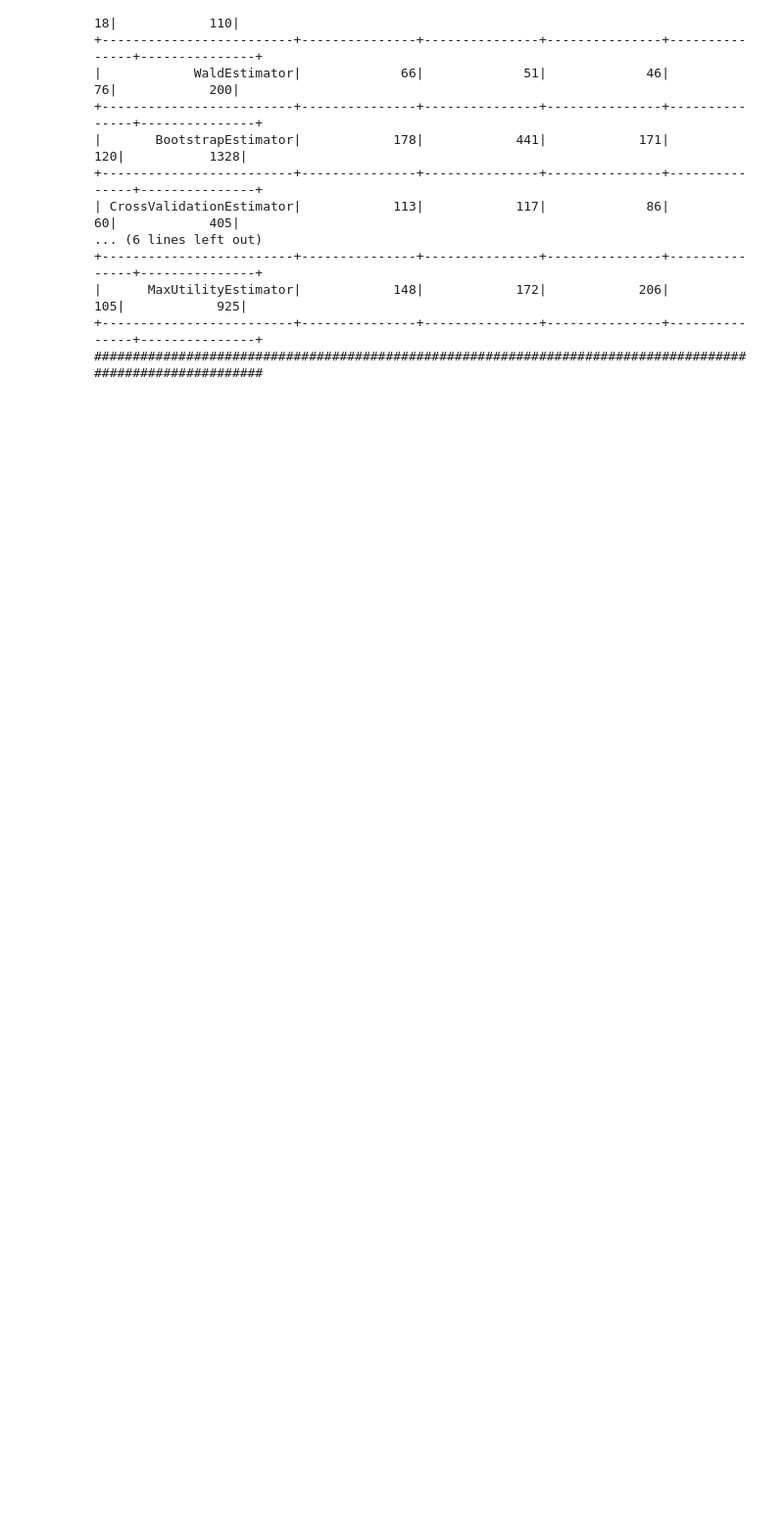
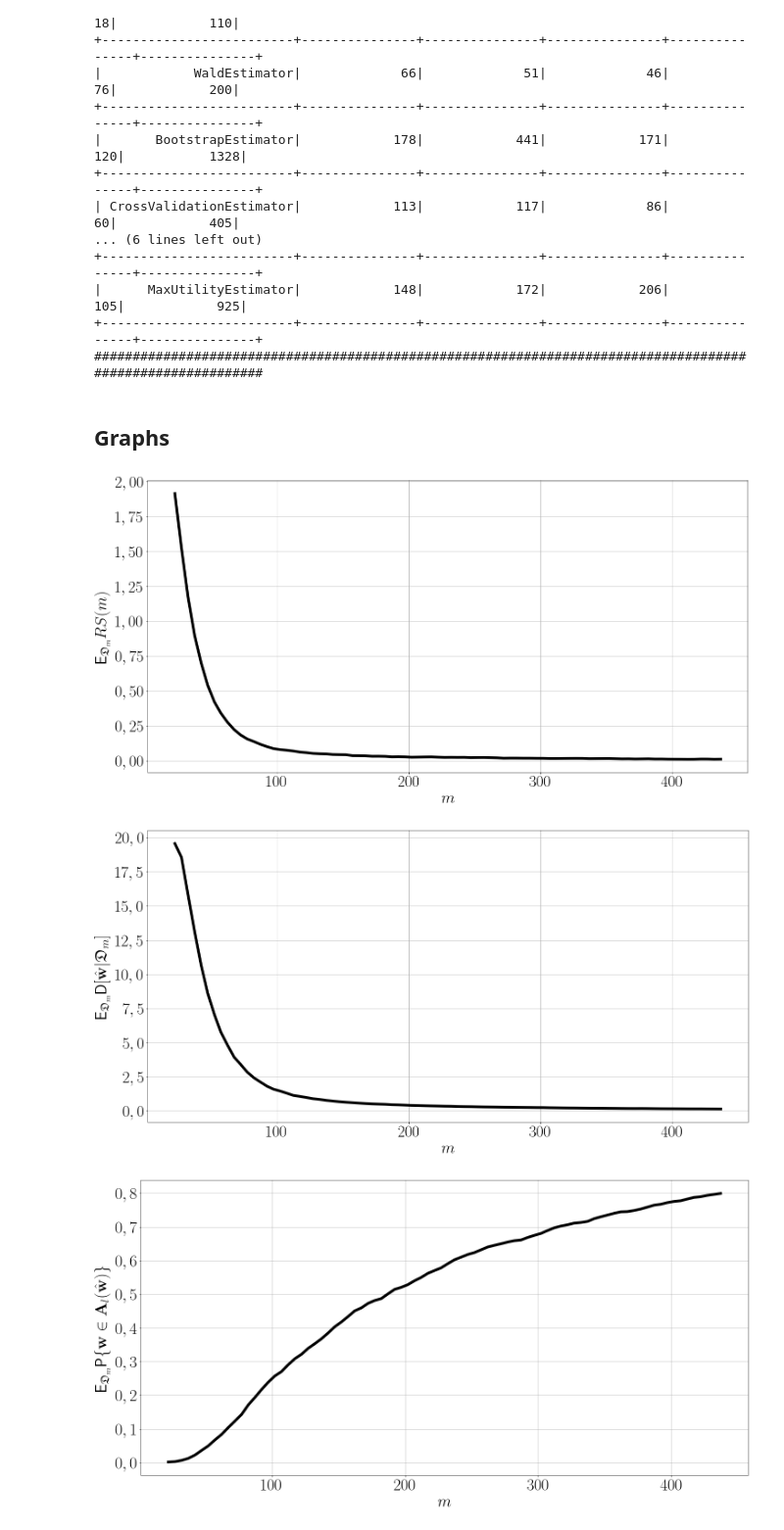
Before and after one commit to tamazgadaev/SampleSizeEstimation, a Jupyter notebook: ManyDatasetsExperiment.ipynb, the cells around one changed output. Shown: that part at 98% size. Saved outputs shown, nothing was run; the diff lists cells and outputs as text; code cells hidden in the pictures; blank space fills up the shorter version.

Commit message:
fix figures

```diff
--- a/ManyDatasetsExperiment.ipynb
+++ b/ManyDatasetsExperiment.ipynb
@@ -502,3 +533,49 @@ draw_table(table_data,
 |      MaxUtilityEstimator|            148|            172|            206|            105|            925|
 +-------------------------+---------------+---------------+---------------+---------------+---------------+
 ###########################################################################################################
+# %% [markdown]
+## Graphs
+# %%
+def smooth(series, alpha=0.3):
+    series_hat = [series[0]]
+    for t in range(len(series)):
+        series_hat.append(series_hat[t] + alpha*(series[t]- series_hat[t]))
+    return series_hat[1:]
+# %%
+result = result_diabetes
+graphs = ['CrossValidationEstimator',
+          'APVCEstimator',
+          'ACCEstimator',
+          'ALCEstimator',
+          'BootstrapEstimator',
+          'MaxUtilityEstimator']
+
+lables = dict()
+lables['CrossValidationEstimator'] = '$\mathsf{E}_{\mathfrak{D}_m}RS(m)$'
+lables['APVCEstimator'] = '$\mathsf{E}_{\mathfrak{D}_m}\mathsf{D}[\hat{\mathbf{w}}|\mathfrak{D}_m]$'
+lables['ACCEstimator'] = '$\mathsf{E}_{\mathfrak{D}_m}\mathsf{P}\{\mathbf{w}\in \mathbf{A}_{l}(\hat{\mathbf{w}})\}$'
+lables['ALCEstimator'] = '$\mathsf{E}_{\mathfrak{D}_m}r_m$'
+lables['BootstrapEstimator'] = '$\mathsf{E}_{\mathfrak{D}_m}(b_i^m - a_i^m)$'
+lables['MaxUtilityEstimator'] = '$\mathsf{E}_{\mathfrak{D}_m}\int u(\mathfrak{D}_m, \mathbf{w})p(\mathbf{w}|\mathfrak{D}_m)d\mathbf{w}$'
+
+names = dict()
+names['CrossValidationEstimator'] = 'cross.eps'
+names['APVCEstimator'] = 'apvc.eps'
+names['ACCEstimator'] = 'acc.eps'
+names['ALCEstimator'] = 'als.eps'
+names['BootstrapEstimator'] = 'bootstrap.eps'
+names['MaxUtilityEstimator'] = 'maxu.eps'
+
+for key in graphs:
+    x = result[key]['m']
+    y = smooth(result[key]['E'])
+    plt.plot(x, y, color='black')
+    plt.xlabel('$m$')
+    plt.ylabel(lables[key])
+    plt.grid()
+    plt.savefig(names[key], bbox_inches='tight')
+    plt.show()
+# %% [output]
+[figure, added]
+[figure, added]
+[figure, added]
```
Also changed, not shown: parts of 2 cells of this notebook.
